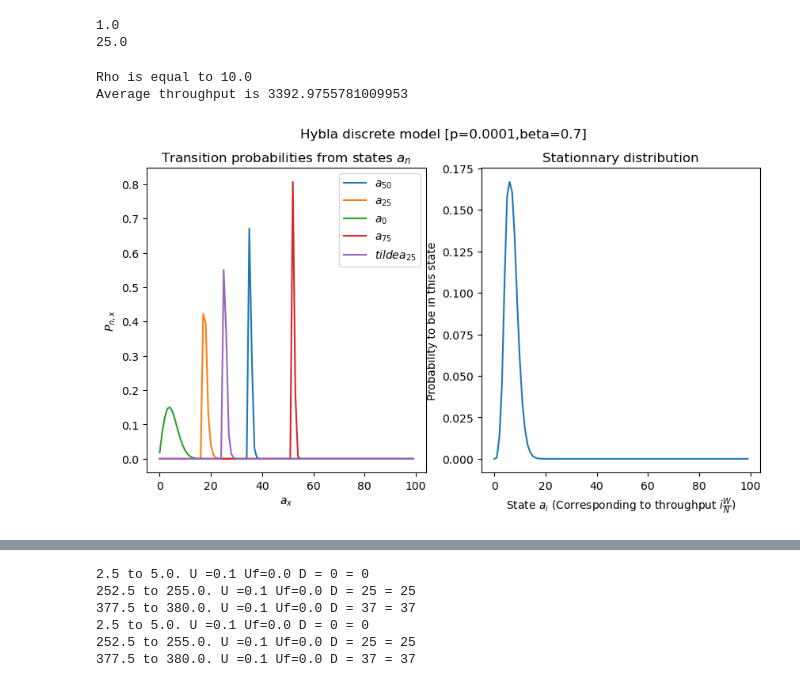
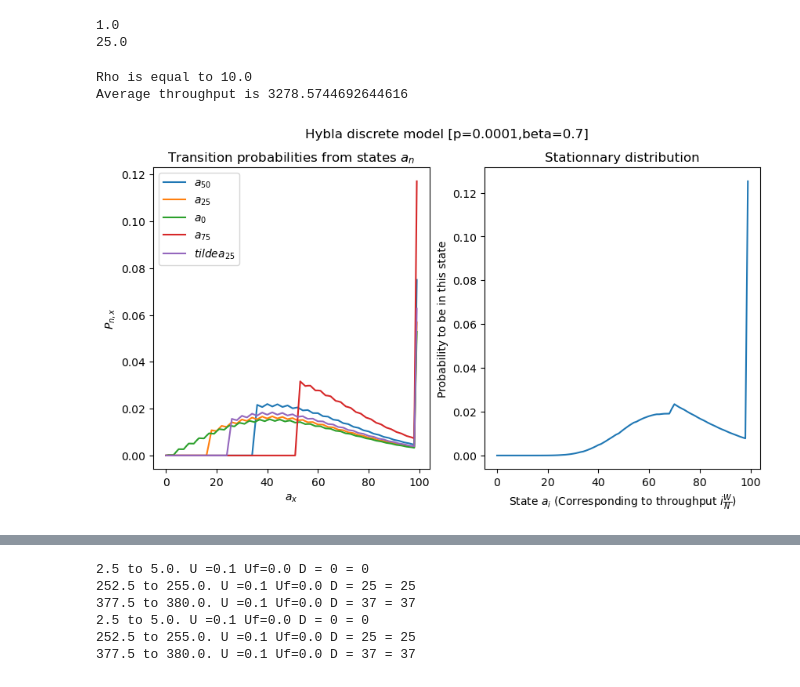
Before and after one commit to megretj/qpepcca, a Jupyter notebook: packetBasedMarkovianModel.ipynb, the cells around one changed output, grey strips where cells are left out. Drawn from its saved outputs; the diff is of its cells as text; code cells hidden in the pictures.

```diff
--- a/packetBasedMarkovianModel.ipynb
+++ b/packetBasedMarkovianModel.ipynb
@@ -39,31 +39,31 @@ print(hyb.Dmax[50,50])
 # %%
 p = 0.0001
 b = 0.7
-wired = CCA_MarkovChain_Hybla_discrete(packet_err=p,beta=b,N=100,C = 50000, RTT_est=0.2, RTT_real = 0.5, RTT0=0.05)
+wired = CCA_MarkovChain_Hybla_discrete(packet_err=p,beta=b,N=100,C = 5000, RTT_est=0.2, RTT_real = 0.5, RTT0=0.05)
 wired.avg_throughput()
 print(f"Rho is equal to {wired.rho}")
 print(f"Average throughput is {wired.ssThroughput}")
 
 fig, axs = plt.subplots(1, 2, figsize=(10,5))
 axs[0].plot(np.arange(wired.N),wired.P[50,:],label = "$a_{50}$")
 axs[0].plot(np.arange(wired.N),wired.P[25,:],label = "$a_{25}$")
 axs[0].plot(np.arange(wired.N),wired.P[0,:],label = "$a_{0}$")
 axs[0].plot(np.arange(wired.N),wired.P[75,:],label = "$a_{75}$")
 axs[0].plot(np.arange(wired.N),wired.Ptilde[25,:],label = "$tilde a_{25}$")
 axs[0].set_title(r"Transition probabilities from states $a_n$")
 axs[0].set_ylabel(r"$P_{n,x}$")
 axs[0].set_xlabel(r"$a_x$")
 axs[0].legend()
 axs[1].plot(np.arange(wired.N),wired.pi)
 axs[1].set_title(r"Stationnary distribution")
 axs[1].set_xlabel(r"State $a_i$ (Corresponding to throughput $i\frac{W}{N}$)")
 axs[1].set_ylabel(r'Probability to be in this state')
 fig.suptitle(f"Hybla discrete model [p={p},beta={b}]")
 plt.show()
 # %% [output]
 Rho is equal to 10.0
-Average throughput is 3392.9755781009953
+Average throughput is 3278.5744692644616
-[figure, old version]
+[figure, new version]
 # %%
 wired = CCA_MarkovChain_Hybla_discrete(packet_err=0.001,beta=0.7,N=100,C = 1000,RTT_est=0.1, RTT_real = 0.25, RTT0=0.025)
 ps = np.logspace(-3,-0.1,3)
```
Also changed, not shown: parts of 2 cells of this notebook.
